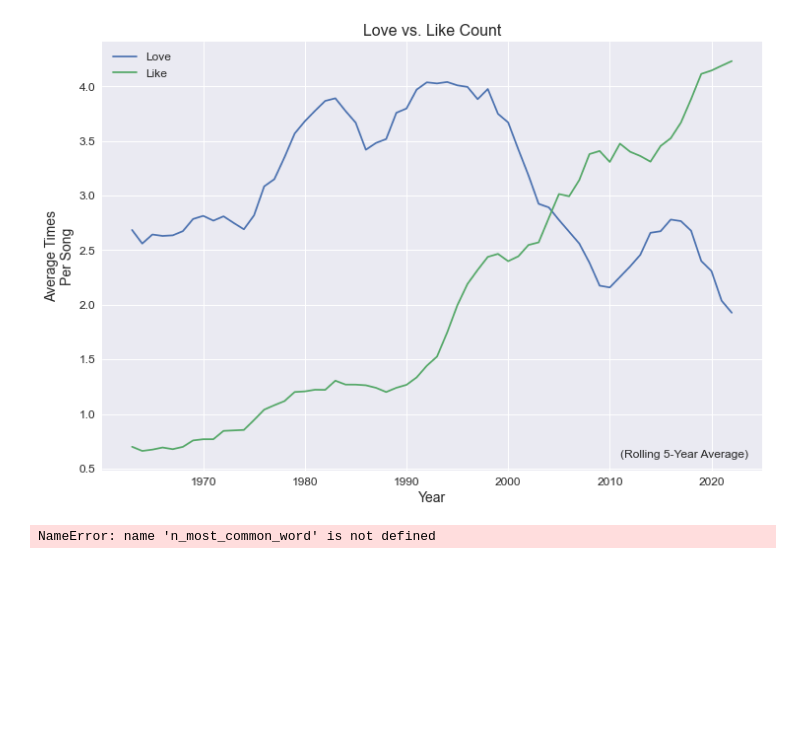
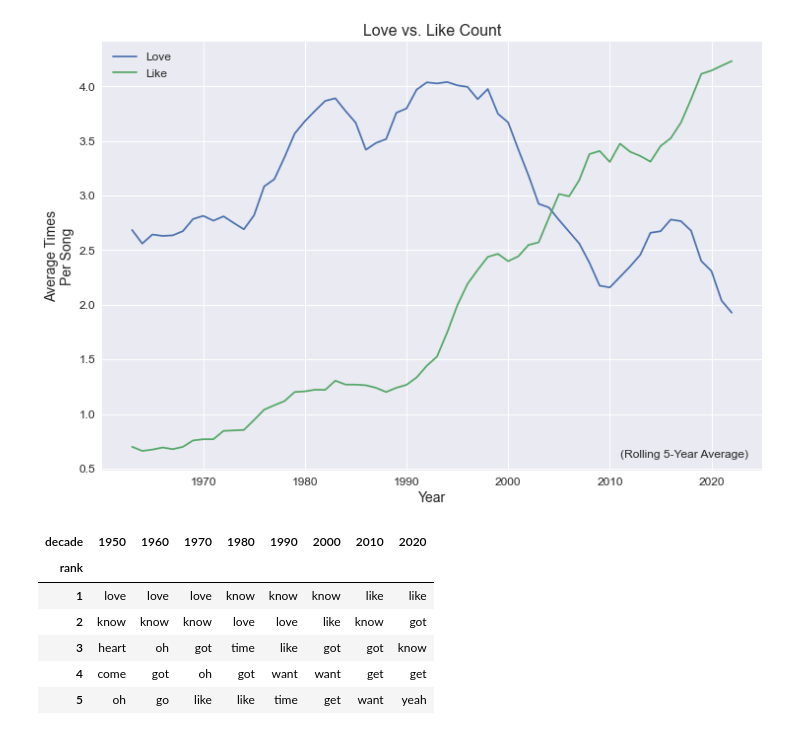
Before and after one commit to CBRJ-Lyrical-Metrics/lyrical-evolution-capstone, a Jupyter notebook: Drafts/ben_explore_2.ipynb, the cells around one changed output. Saved outputs shown, nothing was run; the diff lists cells and outputs as text; code cells hidden in the pictures; blank space fills up the shorter version.

```diff
--- a/Drafts/ben_explore_2.ipynb
+++ b/Drafts/ben_explore_2.ipynb
@@ -77,40 +155,3 @@ plt.annotate('(Rolling 5-Year Average)',
 plt.show()
 # %% [output]
 [figure]
-# %%
-# combine all strings in lyrics where decade is the same
-decades = (
-    df.groupby("decade")["lyrics"].apply(lambda x: " ".join(x)).reset_index()
-)
-decades.rename(columns={"lyrics": "all_words"}, inplace=True)
-decades["unique_words"] = (
-    df.groupby("decade")["unique_words"].apply(lambda x: " ".join(x)).values
-)
-# decades["common_unique_words"] = decades.unique_words.apply(get_common_unique_words)
-decades["n_words"] = decades["all_words"].apply(lambda x: len(x.split()))
-decades["unique_word_count"] = decades["all_words"].apply(
-    lambda x: len(set(x.split()))
-)
-decades["mean_word_count"] = (
-    df.groupby("decade")["word_count"].mean().values.round(1)
-)
-decades["median_word_count"] = (
-    df.groupby("decade")["word_count"].median().values.round(1)
-)
-decades["most_common_word"] = decades["unique_words"].apply(
-    lambda x: n_most_common_word(x)
-)
-decades["2nd_most_common_word"] = decades["unique_words"].apply(
-    lambda x: n_most_common_word(x, 2)
-)
-decades["3rd_most_common_word"] = decades["unique_words"].apply(
-    lambda x: n_most_common_word(x, 3)
-)
-decades["4th_most_common_word"] = decades["unique_words"].apply(
-    lambda x: n_most_common_word(x, 4)
-)
-decades["5th_most_common_word"] = decades["unique_words"].apply(
-    lambda x: n_most_common_word(x, 5)
-)
-# %% [output]
-NameError: name 'n_most_common_word' is not defined
@@ -116,0 +226,26 @@ NameError: name 'n_most_common_word' is not defined
+# %%
+df3 = decades.set_index('decade')[['most_common_word',
+                                   '2nd_most_common_word',
+                                   '3rd_most_common_word',
+                                   '4th_most_common_word',
+                                   '5th_most_common_word']]
+
+df3 = df3.rename(columns={'most_common_word': 1,
+                           '2nd_most_common_word': 2,
+                           '3rd_most_common_word': 3,
+                           '4th_most_common_word': 4,
+                           '5th_most_common_word': 5})
+
+df3 = df3.T
+
+df3.index.name = 'rank'
+# %%
+df3
+# %% [output]
+| decade | 1950 | 1960 | 1970 | 1980 | 1990 | 2000 | 2010 | 2020 |
+| rank |  |  |  |  |  |  |  |  |
+| 1 | love | love | love | know | know | know | like | like |
+| 2 | know | know | know | love | love | like | know | got |
+| 3 | heart | oh | got | time | like | got | got | know |
+| 4 | come | got | oh | got | want | want | get | get |
+| 5 | oh | go | like | like | time | get | want | yeah |
```
Also changed, not shown: parts of 15 cells of this notebook.
